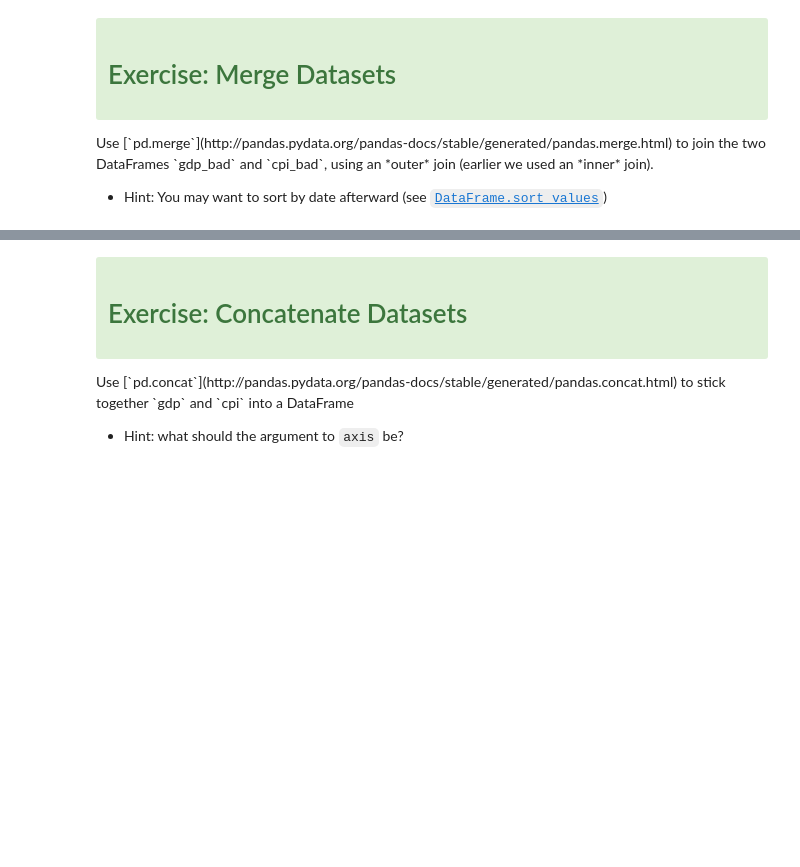
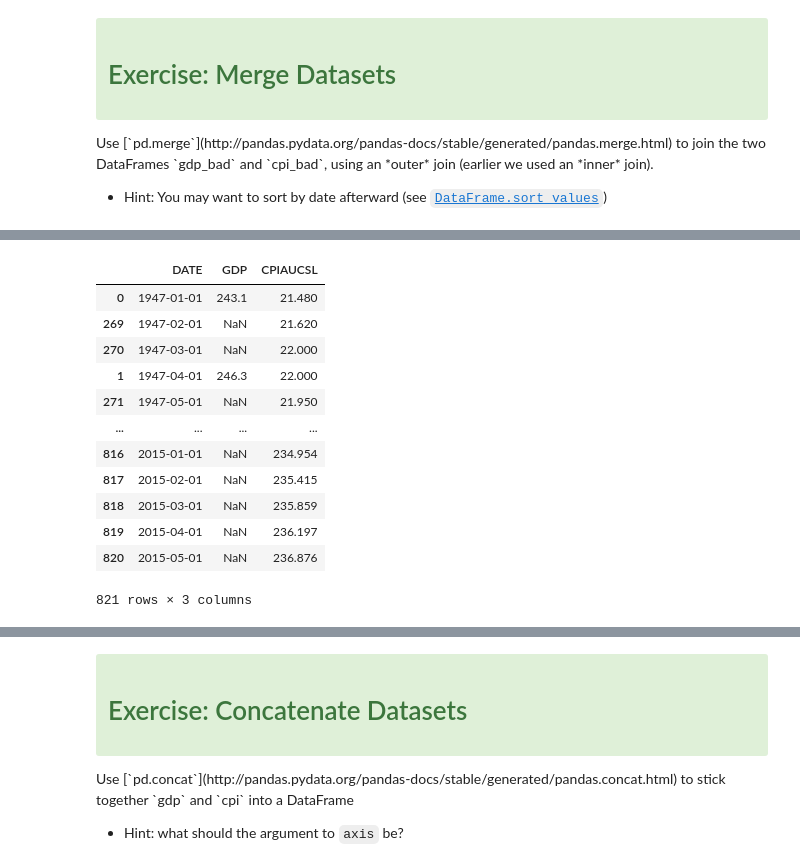
Before and after one commit to umeshraj/Pandas-Tutorial-SciPyConf-2018, a Jupyter notebook: notebooks/02-Alignment.ipynb, the cells around one changed output, grey strips where cells are left out. Saved outputs shown, nothing was run; the diff lists cells and outputs as text; code cells hidden in the pictures; blank space fills up the shorter version.

```diff
--- a/notebooks/02-Alignment.ipynb
+++ b/notebooks/02-Alignment.ipynb
@@ -458,0 +611,16 @@ Use [`pd.merge`](http://pandas.pydata.org/pandas-docs/stable/generated/pandas.me
+# %%
+pd.merge(left=gdp_bad, right=cpi_bad, on='DATE', how='outer').sort_values(by='DATE')
+# %% [output]
+|  | DATE | GDP | CPIAUCSL |
+| 0 | 1947-01-01 | 243.1 | 21.480 |
+| 269 | 1947-02-01 | NaN | 21.620 |
+| 270 | 1947-03-01 | NaN | 22.000 |
+| 1 | 1947-04-01 | 246.3 | 22.000 |
+| 271 | 1947-05-01 | NaN | 21.950 |
+| ... | ... | ... | ... |
+| 816 | 2015-01-01 | NaN | 234.954 |
+| 817 | 2015-02-01 | NaN | 235.415 |
+| 818 | 2015-03-01 | NaN | 235.859 |
+| 819 | 2015-04-01 | NaN | 236.197 |
+| 820 | 2015-05-01 | NaN | 236.876 |
+821 rows × 3 columns
```
Also changed, not shown: parts of 33 cells of this notebook.
